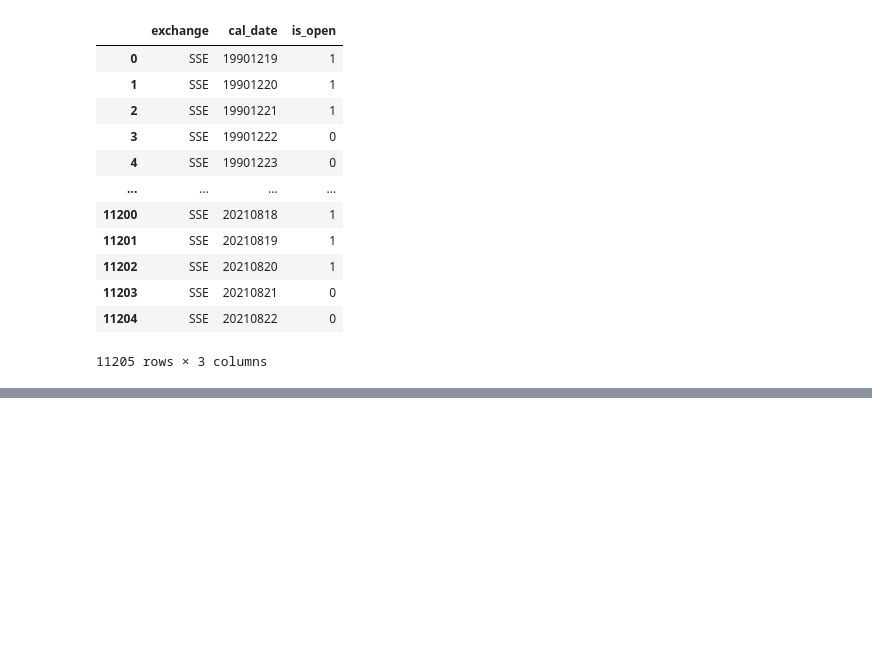
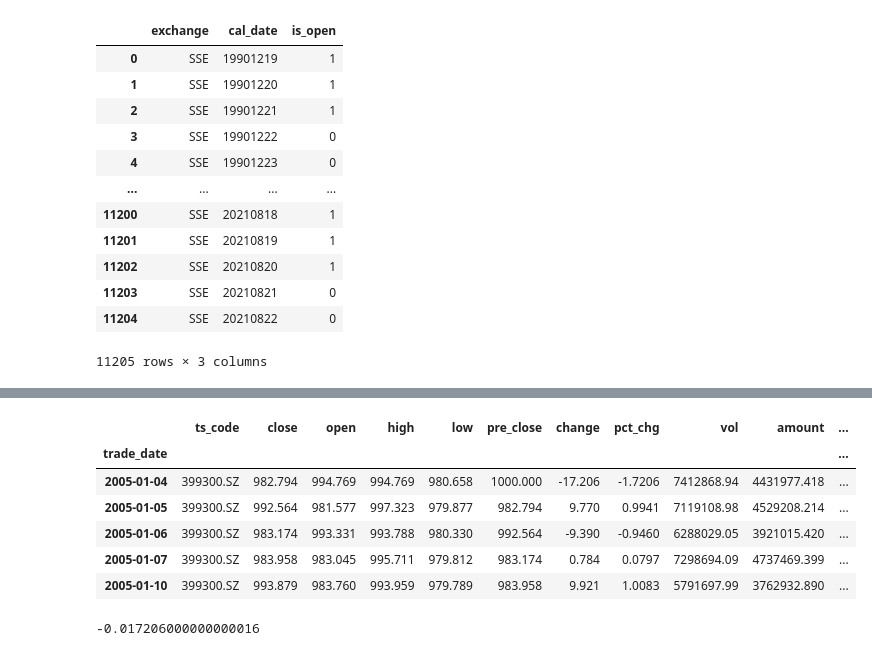
Before and after one commit to linfenglee/quant_trading, a Jupyter notebook: stock_trading/test.ipynb, the cells around one changed output, grey strips where cells are left out. Cells and saved outputs as stored; diff of their text form; code cells hidden in the pictures; blank space fills up the shorter version.

Commit message:
Create Week Effect Strategy

```diff
--- a/stock_trading/test.ipynb
+++ b/stock_trading/test.ipynb
@@ -705,0 +708,2 @@ ak.stock_em_zt_pool_dtgc(date="20210525")
+# %%
+dt = datetime(2021, 8, 23)
@@ -705,0 +718,3 @@ ak.stock_em_zt_pool_dtgc(date="20210525")
+# %%
+df = pro.index_daily(ts_code="399300.SZ")
+df.head()
@@ -705,0 +743,18 @@ ak.stock_em_zt_pool_dtgc(date="20210525")
+# %%
+df["trade_date"] = pd.to_datetime(df["trade_date"])
+df["week_day"] = df["trade_date"].apply(lambda dt: dt.isoweekday())
+df.set_index("trade_date", inplace=True)
+df.sort_index(ascending=True, inplace=True)
+df.head()
+# %% [output]
+|  | ts_code | close | open | high | low | pre_close | change | pct_chg | vol | amount | ... |
+| trade_date |  |  |  |  |  |  |  |  |  |  | ... |
+| 2005-01-04 | 399300.SZ | 982.794 | 994.769 | 994.769 | 980.658 | 1000.000 | -17.206 | -1.7206 | 7412868.94 | 4431977.418 | ... |
+| 2005-01-05 | 399300.SZ | 992.564 | 981.577 | 997.323 | 979.877 | 982.794 | 9.770 | 0.9941 | 7119108.98 | 4529208.214 | ... |
+| 2005-01-06 | 399300.SZ | 983.174 | 993.331 | 993.788 | 980.330 | 992.564 | -9.390 | -0.9460 | 6288029.05 | 3921015.420 | ... |
+| 2005-01-07 | 399300.SZ | 983.958 | 983.045 | 995.711 | 979.812 | 983.174 | 0.784 | 0.0797 | 7298694.09 | 4737469.399 | ... |
+| 2005-01-10 | 399300.SZ | 993.879 | 983.760 | 993.959 | 979.789 | 983.958 | 9.921 | 1.0083 | 5791697.99 | 3762932.890 | ... |
+# %%
+(982.794 - 1000)/1000
+# %% [output]
+-0.017206000000000016
```
Also changed, not shown: parts of 18 cells of this notebook, 2 other files.
